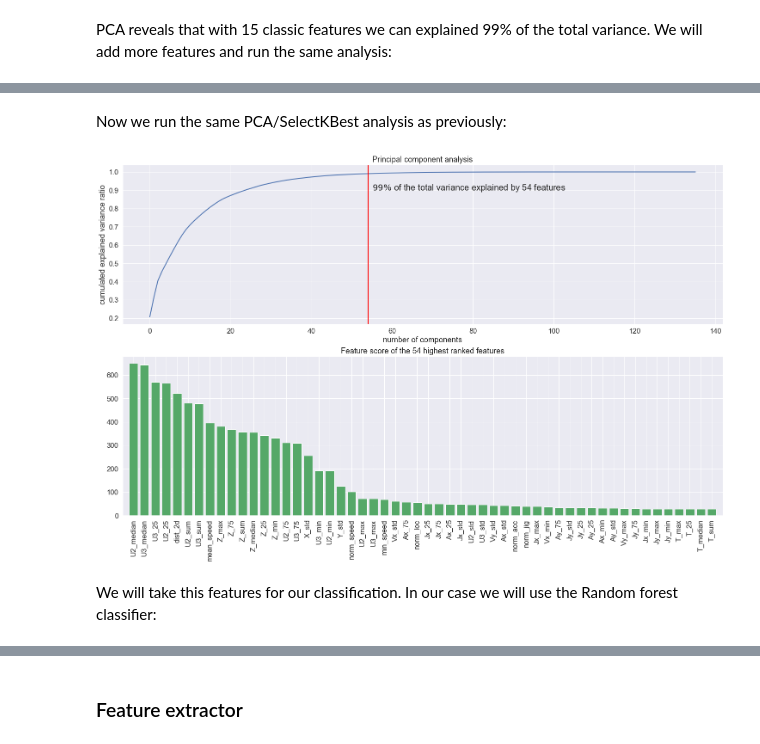
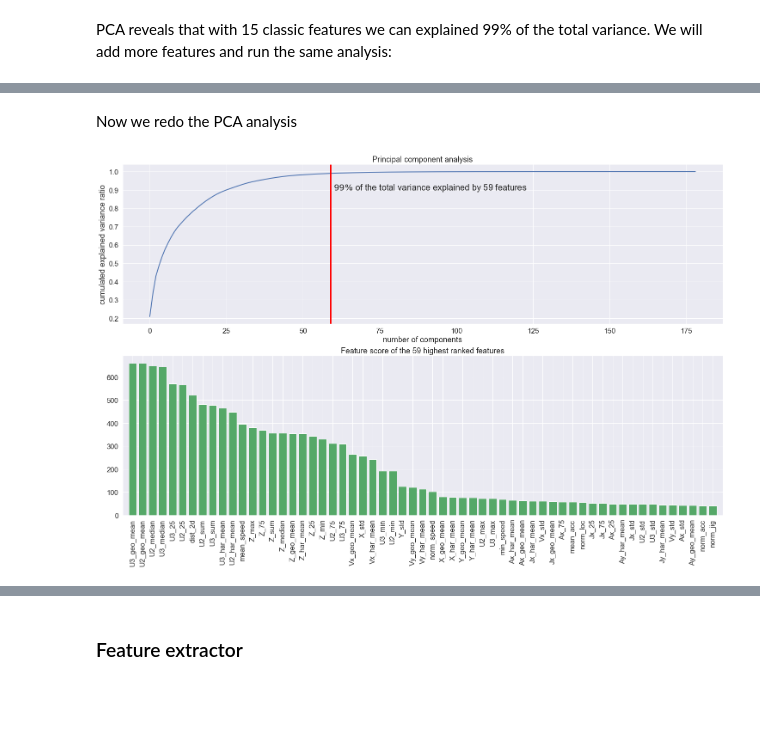
Before and after one commit to louis-lapassat/RAMP_radar_trajectories, a Jupyter notebook: RAMP_radar_trajectories.ipynb, the cells around one changed output, grey strips where cells are left out. Drawn from its saved outputs; the diff is of its cells as text; code cells hidden in the pictures; blank space fills up the shorter version.

```diff
--- a/RAMP_radar_trajectories.ipynb
+++ b/RAMP_radar_trajectories.ipynb
@@ -249,6 +254,8 @@ plt.show()
 # %% [markdown]
 PCA reveals that with 15 classic features we can explained 99% of the total variance. We will add more features and run the same analysis:
 # %%
+from scipy.stats import hmean
+from scipy.stats.mstats import gmean
 ####################################
 ### select all meaningfull index ###
 ####################################
@@ -273,6 +280,8 @@ quantile_25 = np.percentile(data_matrix[:, :, liste_parameters], q=25, axis=1)
 quantile_75 = np.percentile(data_matrix[:, :, liste_parameters], q=75, axis=1)
 total_sum = np.sum(data_matrix[:, :, liste_parameters], axis=1)
 std = np.std(data_matrix[:, :, liste_parameters], axis=1)
+geo_mean = gmean(abs(data_matrix[:, :, liste_parameters]) + 1, axis=1)
+har_mean = hmean(abs(data_matrix[:, :, liste_parameters]) + 1, axis=1)
 
                 ########################
                 ### special features ###
@@ -289,31 +298,58 @@ mean_speed = np.mean(data_temp, axis=1)
 std_speed = np.std(data_temp, axis=1)
 min_speed = np.min(data_temp, axis=1)
 max_speed = np.max(data_temp, axis=1)
-angle = np.max(np.cos(np.arctan(abs(data_matrix[:, :, X] / data_matrix[:, :, Y]))), axis=1)
+
+data_temp = np.sqrt((np.diff(data_matrix[:, :, Vx]) ** 2\
+                     + np.diff(data_matrix[:, :, Vy]) ** 2 + np.diff(data_matrix[:, :, Vz]) ** 2)) / 0.1 # cheat a bit
+mean_acc = np.mean(data_temp, axis=1)
+std_acc = np.std(data_temp, axis=1)
+min_acc = np.min(data_temp, axis=1)
+max_acc = np.max(data_temp, axis=1)
+
+data_temp = np.diff(data_matrix[:, :, X], axis=1) ** 2 + np.diff(data_matrix[:, :, Y], axis=1) ** 2
+pitch = np.cos(np.sqrt((data_temp / (data_temp + np.diff(data_matrix[:, :, Z], axis=1) ** 2))))
+pitch_mean = np.mean(pitch, axis=1)
+
+data_temp = np.diff(data_matrix[:, :, X], axis=1) ** 2
+angle_1 = np.cos(np.sqrt((data_temp / (data_temp + np.diff(data_matrix[:, :, Y], axis=1) ** 2))))
+angle_1_mean = np.mean(pitch, axis=1)
+
+data_temp = np.diff(data_matrix[:, :, X], axis=1) ** 2
+angle_2 = np.cos(np.sqrt((data_temp / (data_temp + np.diff(data_matrix[:, :, Z], axis=1) ** 2))))
+angle_2_mean = np.mean(pitch, axis=1)
+
+data_temp = np.diff(data_matrix[:, :, Y], axis=1) ** 2
+angle_3 = np.cos(np.sqrt((data_temp / (data_temp + np.diff(data_matrix[:, :, Z], axis=1) ** 2))))
+angle_3_mean = np.mean(pitch, axis=1)
 
                     ###############
                     ### dataset ###
                     ###############
 
-global_data = np.concatenate([minimum, maximum, median, quantile_25, quantile_75, total_sum, std,
+global_data = np.concatenate([minimum, maximum, median, quantile_25, quantile_75, total_sum, std, geo_mean, har_mean,
                               dist_2d.reshape(nb_row, 1), norm_speed.reshape(nb_row, 1),
                               norm_acc.reshape(nb_row, 1), norm_jig.reshape(nb_row, 1),
                               norm_loc.reshape(nb_row, 1), mean_speed.reshape(nb_row, 1),
                               std_speed.reshape(nb_row, 1), min_speed.reshape(nb_row, 1),
-                              max_speed.reshape(nb_row, 1), angle.reshape(nb_row, 1)], axis=1)
+                              max_speed.reshape(nb_row, 1), pitch_mean.reshape(nb_row, 1),
+                              angle_1_mean.reshape(nb_row, 1), angle_2_mean.reshape(nb_row, 1),
+                              angle_3_mean.reshape(nb_row, 1), mean_acc.reshape(nb_row, 1),
+                              std_acc.reshape(nb_row, 1), min_acc.reshape(nb_row, 1),
+                              max_acc.reshape(nb_row, 1)], axis=1)
 
 ###################
 ### new columns ###
 ###################
 
-list_to_compute = ['_min', '_max', '_median','_25', '_75', '_sum', '_std']
+list_to_compute = ['_min', '_max', '_median','_25', '_75', '_sum', '_std', '_geo_mean', '_har_mean']
 list_paramaters_str = ['T', 'X', 'Vx', 'Ax', 'Jx', 'Y', 'Vy', 'Ay', 'Jy', 'Z', 'Vz', 'Az', 'Jz', 'U2', 'C2', 'U3', 'C3', 'T3']
 column_global_features = np.core.defchararray.add(np.array([list_paramaters_str,] * len(list_to_compute)),
                                  np.array([list_to_compute,] * len(list_paramaters_str)).transpose())
 column_global_features = column_global_features.flatten()
 column_global_features = np.append(column_global_features, ['dist_2d', 'norm_speed', 'norm_acc', 'norm_jig', 'norm_loc',
                                                            'mean_speed', 'std_speed', 'min_speed', 'max_speed',
-                                                           'angle'])
+                                                           'pitch_mean', 'angle_2_mean', 'angle_3_mean', 'angle_1_mean',
+                                                            'mean_acc', 'std_acc', 'min_acc', 'max_acc'])
 
 #####################
 ### new DataFrame ###
@@ -333,6 +369,8 @@ df_global.head(5)
 # %% [markdown]
-Now we run the same PCA/SelectKBest analysis as previously:
+Now we redo the PCA analysis
 # %%
+from sklearn.preprocessing import StandardScaler
+
 ################################
 ### split train/test dataset ###
 ################################
@@ -356,33 +394,32 @@ plt.figure(figsize=(25, 15))
 plt.subplot(2,1,1)
 plt.plot(np.cumsum(pca.explained_variance_ratio_), linewidth=2)
 index_99_pca = list(np.cumsum(pca.explained_variance_ratio_) > 0.99).index(True)
 plt.axvline(x=index_99_pca, color='red', linewidth=3)
 plt.text(index_99_pca + 1, 0.90, r'$99\%$ of the total variance explained by ' + str(index_99_pca) + ' features', fontsize=20)
 plt.title('Principal component analysis')
 plt.xlabel('number of components')
 plt.ylabel('cumulated explained variance ratio')
 
 ###################
 ### SelectKBest ###
 ###################
 x_train = df_global.drop(['specie'], axis=1)
 
 select_feature = SelectKBest(f_classif, k=index_99_pca).fit(x_train, y_train) # change k according to PCA
 
 ############################
 ### plotting SelectKBest ###
 ############################
 
 importances = select_feature.scores_
 indices = np.argsort(importances)[::-1]
 plt.subplot(2,1,2)
 plt.title("Feature score of the " + str(index_99_pca) + " highest ranked features")
 plt.bar(range(index_99_pca), importances[indices][:index_99_pca], color="g", align="center")
 plt.xticks(range(index_99_pca), x_train.columns[indices][:index_99_pca], rotation=90)
+best_feature = x_train.columns[indices][:index_99_pca]
 plt.xlim([-1, index_99_pca])
 
 plt.show()
 # %% [output]
-[figure, old version]
+[figure, new version]
-# %% [markdown]
-We will take this features for our classification. In our case we will use the Random forest classifier:
```
Also changed, not shown: parts of 31 cells of this notebook.
